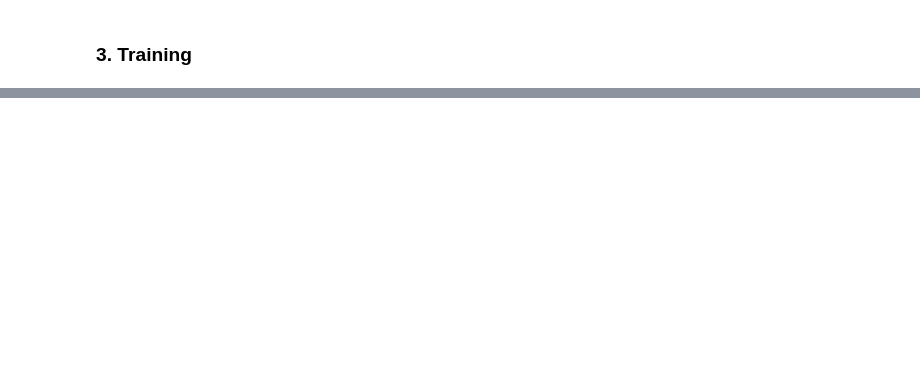
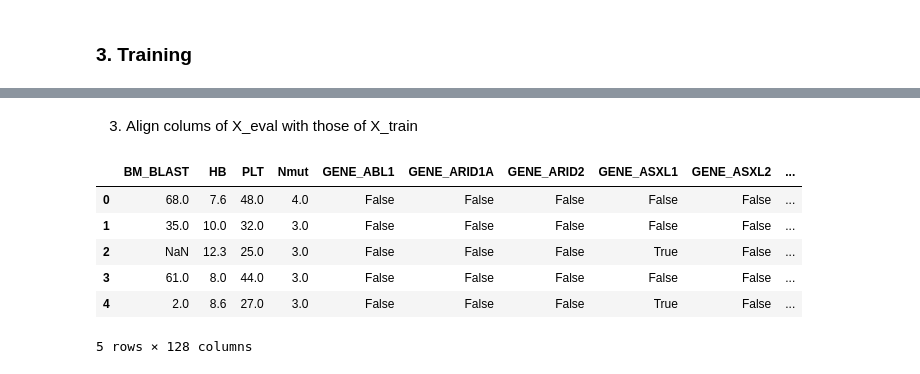
Before and after one commit to carlmonnaert/QRT-Challenge-Data-2025, a Jupyter notebook: cox_ridge.ipynb, the cells around one changed output, grey strips where cells are left out. Saved outputs shown, nothing was run; the diff lists cells and outputs as text; code cells hidden in the pictures; blank space fills up the shorter version.

```diff
--- a/cox_ridge.ipynb
+++ b/cox_ridge.ipynb
@@ -118,9 +146,3 @@ tmp_eval = maf_eval.groupby('ID').size().reset_index(name='Nmut')
 
 # Merge with the training dataset and replace missing values in 'Nmut' with 0
 df_eval2 = df_eval.merge(tmp_eval, on='ID', how='left').fillna({'Nmut': 0})
-# %%
-imputer = SimpleImputer(strategy='median')
-imputer.fit(X_train[features],y_train)
-df_eval2[features] = imputer.transform(df_eval2[features])
-
-prediction_on_test_set = cox.predict(df_eval2.loc[:, features])
@@ -131,0 +170,21 @@ array([ 0.67042862, -0.6002542 , -1.7300624 , ..., -1.73223816,
+# %% [markdown]
+3. Align colums of X_eval with those of X_train
+# %%
+X_eval = df_eval2[['ID','BM_BLAST', 'HB', 'PLT', 'Nmut']].merge(maf_eval_one_hot_grouped, on='ID', how='left')
+X_eval = X_eval.drop(columns=['ID'])
+
+# Ensure X is a pandas DataFrame before accessing its columns
+if not isinstance(X, pd.DataFrame):
+	X = pd.DataFrame(X, columns=features+one_hot_features)
+
+X_eval = X_eval.reindex(columns=X.columns, fill_value=False)
+X_eval = X_eval.drop(columns=[col for col in X_eval.columns if col not in features+one_hot_features])
+X_eval.head()
+# %% [output]
+|  | BM_BLAST | HB | PLT | Nmut | GENE_ABL1 | GENE_ARID1A | GENE_ARID2 | GENE_ASXL1 | GENE_ASXL2 | ... |
+| 0 | 68.0 | 7.6 | 48.0 | 4.0 | False | False | False | False | False | ... |
+| 1 | 35.0 | 10.0 | 32.0 | 3.0 | False | False | False | False | False | ... |
+| 2 | NaN | 12.3 | 25.0 | 3.0 | False | False | False | True | False | ... |
+| 3 | 61.0 | 8.0 | 44.0 | 3.0 | False | False | False | False | False | ... |
+| 4 | 2.0 | 8.6 | 27.0 | 3.0 | False | False | False | True | False | ... |
+5 rows × 128 columns
```
Also changed, not shown: parts of 19 cells of this notebook, 3 other files.
